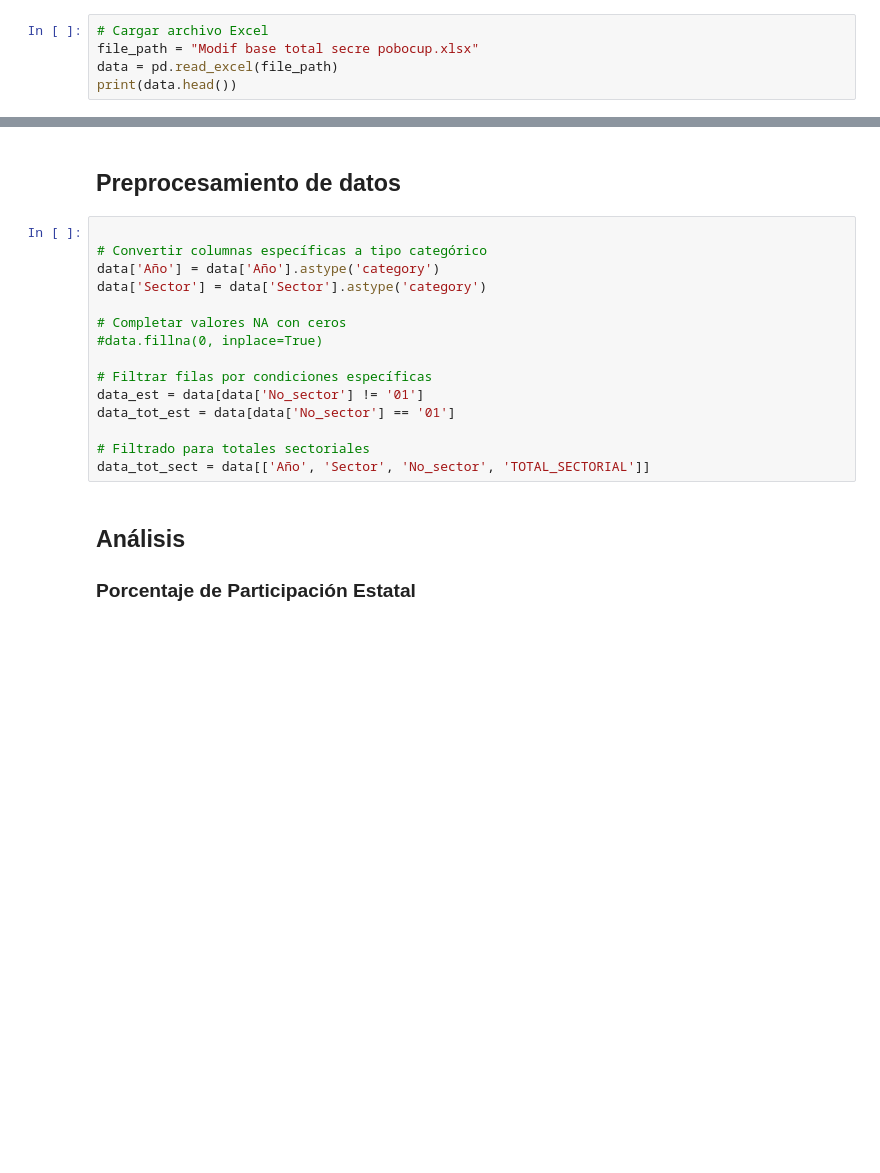
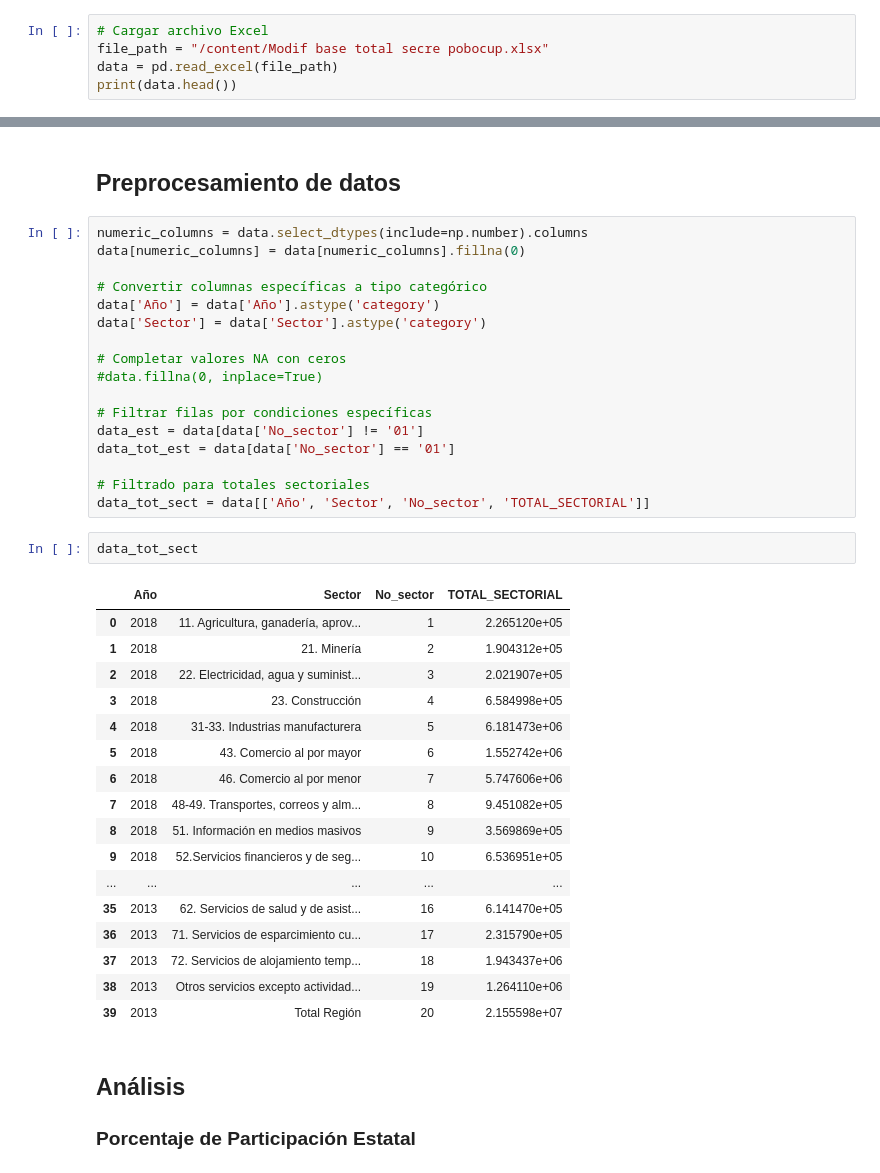
Before and after one commit to NavaSergio/TT, a Jupyter notebook: Para python/Sesion 1/Sesion1_1.ipynb, the cells around one changed output, grey strips where cells are left out. Cells and saved outputs as stored; diff of their text form; blank space fills up the shorter version.

```diff
--- a/Para python/Sesion 1/Sesion1_1.ipynb
+++ b/Para python/Sesion 1/Sesion1_1.ipynb
@@ -24,7 +24,7 @@ import seaborn as sns
 ## Cargar los datos
 # %%
 # Cargar archivo Excel
-file_path = "Modif base total secre pobocup.xlsx"
+file_path = "/content/Modif base total secre pobocup.xlsx"
 data = pd.read_excel(file_path)
 print(data.head())
 # %% [output]
@@ -48,6 +48,8 @@ print(data.head())
 # %% [markdown]
 ## Preprocesamiento de datos
 # %%
+numeric_columns = data.select_dtypes(include=np.number).columns
+data[numeric_columns] = data[numeric_columns].fillna(0)
 
 # Convertir columnas específicas a tipo categórico
 data['Año'] = data['Año'].astype('category')
@@ -62,6 +64,26 @@ data_tot_est = data[data['No_sector'] == '01']
 
 # Filtrado para totales sectoriales
 data_tot_sect = data[['Año', 'Sector', 'No_sector', 'TOTAL_SECTORIAL']]
+# %%
+data_tot_sect
+# %% [output]
+|  | Año | Sector | No_sector | TOTAL_SECTORIAL |
+| 0 | 2018 | 11. Agricultura, ganadería, aprov... | 1 | 2.265120e+05 |
+| 1 | 2018 | 21. Minería | 2 | 1.904312e+05 |
+| 2 | 2018 | 22. Electricidad, agua y suminist... | 3 | 2.021907e+05 |
+| 3 | 2018 | 23. Construcción | 4 | 6.584998e+05 |
+| 4 | 2018 | 31-33. Industrias manufacturera | 5 | 6.181473e+06 |
+| 5 | 2018 | 43. Comercio al por mayor | 6 | 1.552742e+06 |
+| 6 | 2018 | 46. Comercio al por menor | 7 | 5.747606e+06 |
+| 7 | 2018 | 48-49. Transportes, correos y alm... | 8 | 9.451082e+05 |
+| 8 | 2018 | 51. Información en medios masivos | 9 | 3.569869e+05 |
+| 9 | 2018 | 52.Servicios financieros y de seg... | 10 | 6.536951e+05 |
+| ... | ... | ... | ... | ... |
+| 35 | 2013 | 62. Servicios de salud y de asist... | 16 | 6.141470e+05 |
+| 36 | 2013 | 71. Servicios de esparcimiento cu... | 17 | 2.315790e+05 |
+| 37 | 2013 | 72. Servicios de alojamiento temp... | 18 | 1.943437e+06 |
+| 38 | 2013 | Otros servicios excepto actividad... | 19 | 1.264110e+06 |
+| 39 | 2013 | Total Región | 20 | 2.155598e+07 |
 # %% [markdown]
 ## Análisis
 
```
